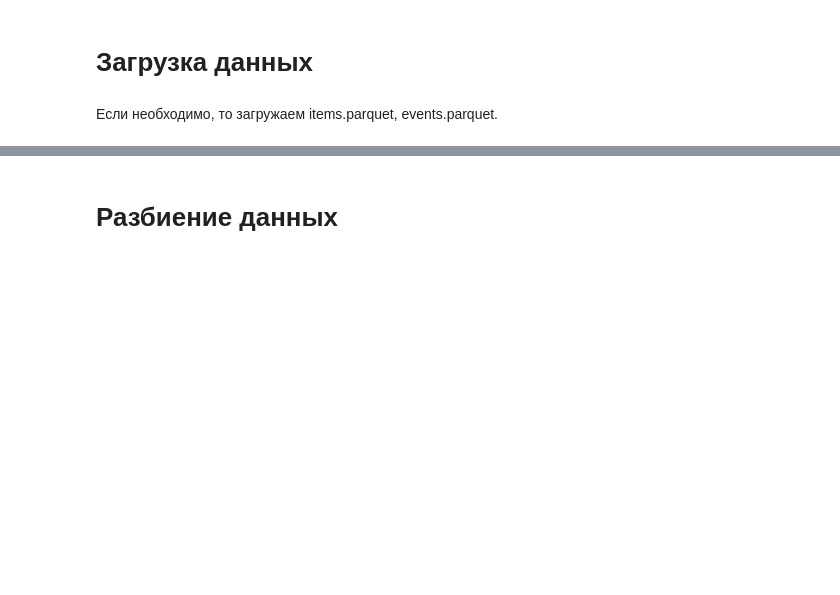
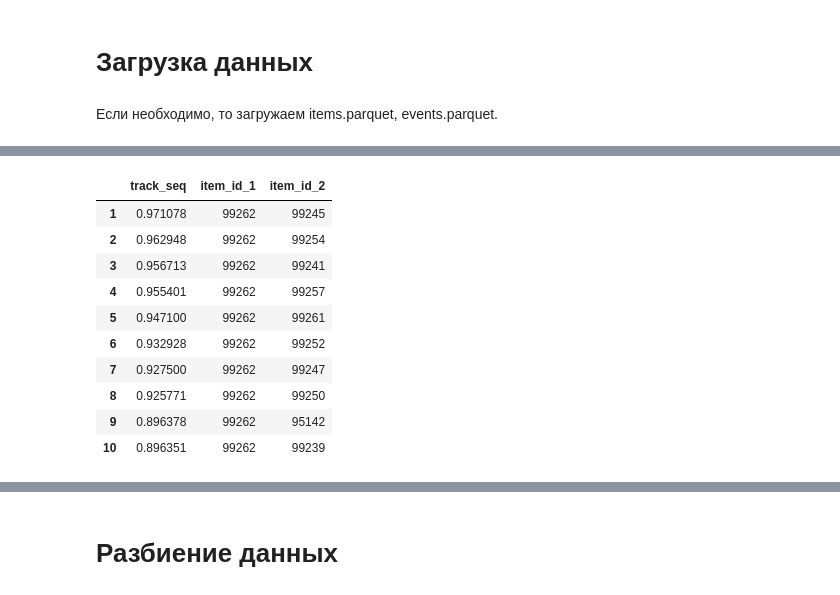
Before and after one commit to Totoxa85/mle-project-sprint-4-v001, a Jupyter notebook: recommendations.ipynb, the cells around one changed output, grey strips where cells are left out. Drawn from its saved outputs; the diff is of its cells as text; code cells hidden in the pictures; blank space fills up the shorter version.

```diff
--- a/recommendations.ipynb
+++ b/recommendations.ipynb
@@ -409,0 +437,14 @@ events = pd.read_parquet('recsys/data/events.parquet')
+# %%
+sim.head(10)
+# %% [output]
+|  | track_seq | item_id_1 | item_id_2 |
+| 1 | 0.971078 | 99262 | 99245 |
+| 2 | 0.962948 | 99262 | 99254 |
+| 3 | 0.956713 | 99262 | 99241 |
+| 4 | 0.955401 | 99262 | 99257 |
+| 5 | 0.947100 | 99262 | 99261 |
+| 6 | 0.932928 | 99262 | 99252 |
+| 7 | 0.927500 | 99262 | 99247 |
+| 8 | 0.925771 | 99262 | 99250 |
+| 9 | 0.896378 | 99262 | 95142 |
+| 10 | 0.896351 | 99262 | 99239 |
```
Also changed, not shown: parts of 5 cells of this notebook, 12 other files.
